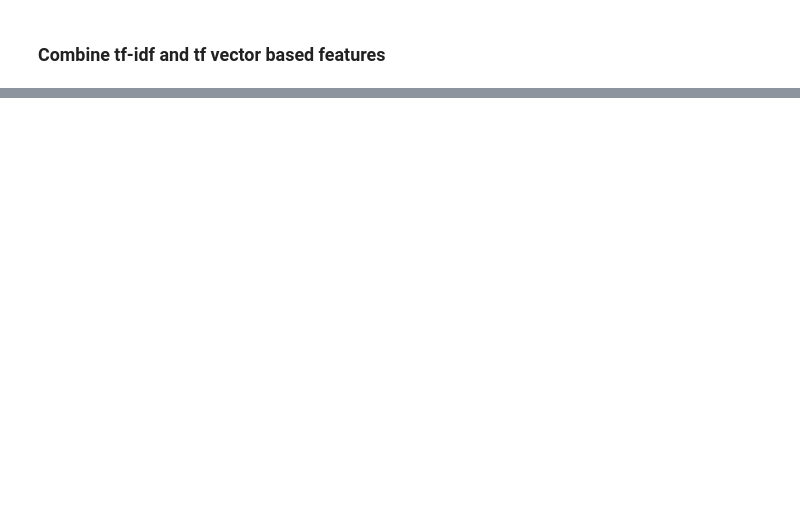
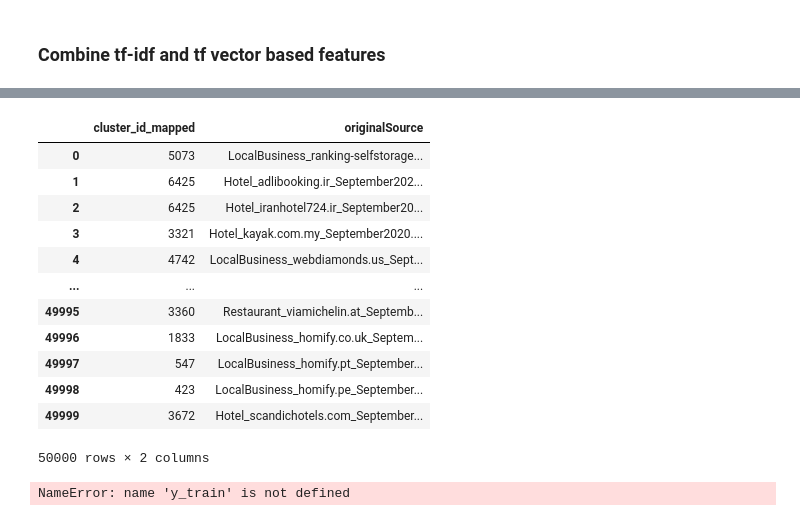
Before and after one commit to NiklasSabel/data_integration_using_deep_learning, a Jupyter notebook: notebooks/Entity/LocalBusiness/Baseline Random Forest- LocalBusiness.ipynb, the cells around one changed output, grey strips where cells are left out. Cells and saved outputs as stored; diff of their text form; code cells hidden in the pictures; blank space fills up the shorter version.

```diff
--- a/notebooks/Entity/LocalBusiness/Baseline Random Forest- LocalBusiness.ipynb
+++ b/notebooks/Entity/LocalBusiness/Baseline Random Forest- LocalBusiness.ipynb
@@ -145,3 +159,3 @@ df_prepared = pd.concat([clusteredData.reset_index(), df_tfidf, df_tf], axis=1)
 # %%
-y = df_prepared['ClusterID']
-df_prepared.drop(columns=['tokens','ClusterID'], inplace=True)
+y = df_prepared[['cluster_id_mapped', 'originalSource']]
+df_prepared.drop(columns=['tokens','cluster_id_mapped'], inplace=True)
@@ -151,0 +162,16 @@ x_train, x_test, y_train, y_test = train_test_split(df_prepared, y, test_size =
+# %%
+y
+# %% [output]
+|  | cluster_id_mapped | originalSource |
+| 0 | 5073 | LocalBusiness_ranking-selfstorage... |
+| 1 | 6425 | Hotel_adlibooking.ir_September202... |
+| 2 | 6425 | Hotel_iranhotel724.ir_September20... |
+| 3 | 3321 | Hotel_kayak.com.my_September2020.... |
+| 4 | 4742 | LocalBusiness_webdiamonds.us_Sept... |
+| ... | ... | ... |
+| 49995 | 3360 | Restaurant_viamichelin.at_Septemb... |
+| 49996 | 1833 | LocalBusiness_homify.co.uk_Septem... |
+| 49997 | 547 | LocalBusiness_homify.pt_September... |
+| 49998 | 423 | LocalBusiness_homify.pe_September... |
+| 49999 | 3672 | Hotel_scandichotels.com_September... |
+50000 rows × 2 columns
@@ -152,3 +188,7 @@ x_train, x_test, y_train, y_test = train_test_split(df_prepared, y, test_size =
+# %%
+y_train
+# %% [output]
+NameError: name 'y_train' is not defined
 # %%
 # Baseline random forest
 rf = RandomForestClassifier()
```
Also changed, not shown: parts of 21 cells of this notebook, 13 other files.
